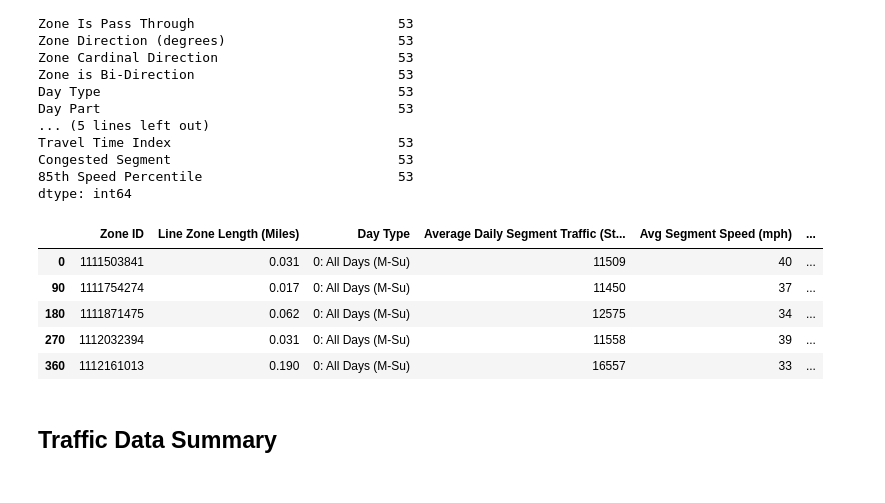
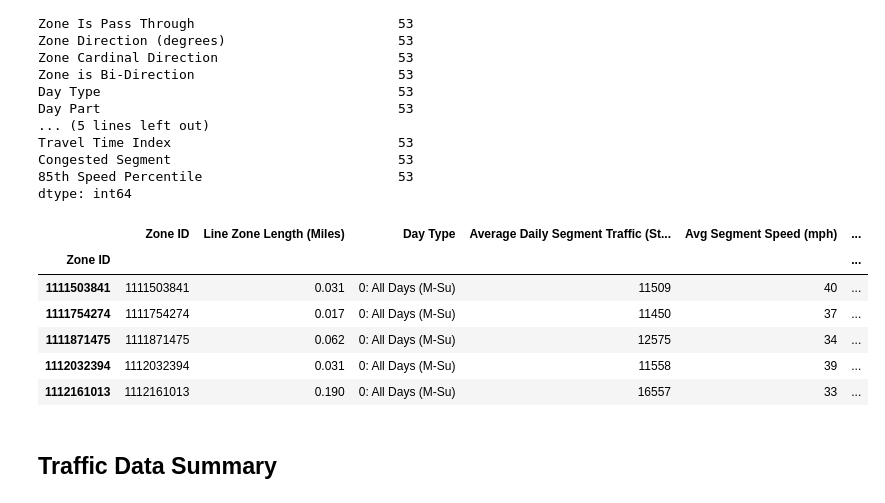
Before and after one commit to eKerney/data-notebooks, a Jupyter notebook: kzoo_streetlight/final_data_workflow.ipynb, the cells around one changed output. Cells and saved outputs as stored; diff of their text form; code cells hidden in the pictures.

```diff
--- a/kzoo_streetlight/final_data_workflow.ipynb
+++ b/kzoo_streetlight/final_data_workflow.ipynb
@@ -154,14 +160,16 @@ dtype: int64
 # %%
 c = df_day_part.columns
 df_filter = df_day_part[[c[2], c[5], c[10], c[12], c[13], c[15], c[19]]]
+df_filter.set_index(df_day_part['Zone ID'], inplace=True)
 df_filter.head()
 # %% [output]
 |  | Zone ID | Line Zone Length (Miles) | Day Type | Average Daily Segment Traffic (St... | Avg Segment Speed (mph) | ... |
-| 0 | 1111503841 | 0.031 | 0: All Days (M-Su) | 11509 | 40 | ... |
-| 90 | 1111754274 | 0.017 | 0: All Days (M-Su) | 11450 | 37 | ... |
-| 180 | 1111871475 | 0.062 | 0: All Days (M-Su) | 12575 | 34 | ... |
-| 270 | 1112032394 | 0.031 | 0: All Days (M-Su) | 11558 | 39 | ... |
-| 360 | 1112161013 | 0.190 | 0: All Days (M-Su) | 16557 | 33 | ... |
+| Zone ID |  |  |  |  |  | ... |
+| 1111503841 | 1111503841 | 0.031 | 0: All Days (M-Su) | 11509 | 40 | ... |
+| 1111754274 | 1111754274 | 0.017 | 0: All Days (M-Su) | 11450 | 37 | ... |
+| 1111871475 | 1111871475 | 0.062 | 0: All Days (M-Su) | 12575 | 34 | ... |
+| 1112032394 | 1112032394 | 0.031 | 0: All Days (M-Su) | 11558 | 39 | ... |
+| 1112161013 | 1112161013 | 0.190 | 0: All Days (M-Su) | 16557 | 33 | ... |
 # %% [markdown]
 ## Traffic Data Summary
 # %% [markdown]
```
Also changed, not shown: parts of 32 cells of this notebook, 2 other files.
